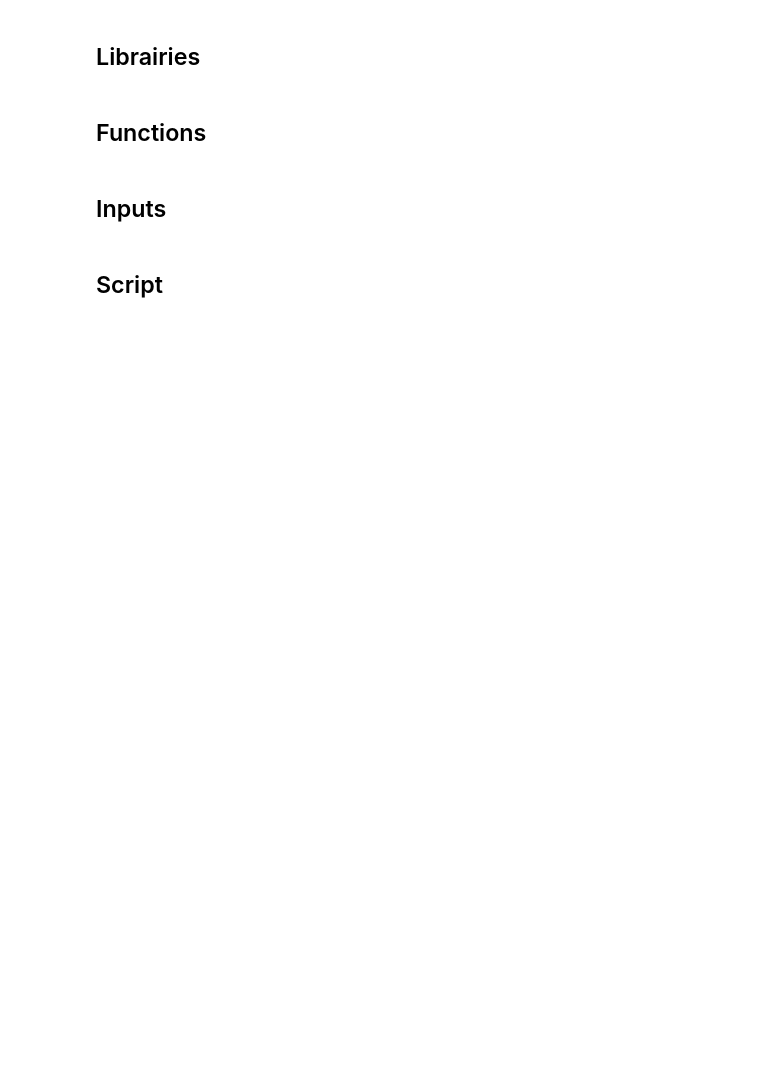
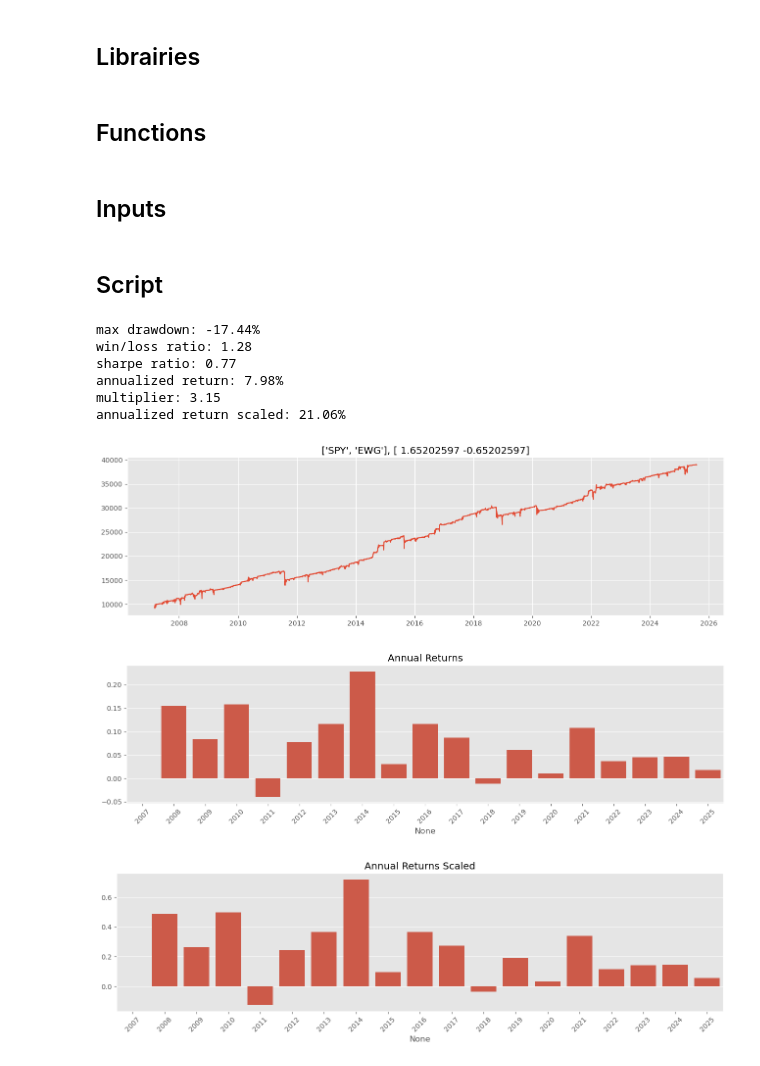
Before and after one commit to kevinlaventure/python_code, a Jupyter notebook: strategy_complex.ipynb, the cells around one changed output. Drawn from its saved outputs; the diff is of its cells as text; code cells hidden in the pictures; blank space fills up the shorter version.

```diff
--- a/strategy_complex.ipynb
+++ b/strategy_complex.ipynb
@@ -78,28 +329,49 @@ def compute_scaling(trading_units, trading_scale, results_df, slide_scenario, da
 # %% [markdown]
 ## Inputs
 # %%
-pairs = [['SPY', 'QQQ'], ['EWQ', 'EWG']]
+# Components parameters
+symbols = ['SPY', 'EWG']
 
+# VT parameters
 exp_window = 20
 target_vol = 0.10
+
+# Option parameters
 strike_delta = -0.1
-day_to_maturity = 250
+day_to_maturity = 20
+
+# Risk & normalisation parameters
 slide_scenario = -0.3
-
-# scaling
-trading_units = 20 * (10 / day_to_maturity)
-trading_scale = 'theta' # 'F', 'price', 'delta', 'gamma', 'vega', 'theta', 'vanna', 'volga', slide_scenario
+trading_scale = 'price'
+trading_units = -100 / day_to_maturity
 # %% [markdown]
 ## Script
 # %%
-# load daily returns
+# Long symbol
 gross_daily_pnl = dict()
-for pair in pairs:
-    for symbol in pair:
-        print(f'loading symbol {symbol}')
-        price_ts = pd.read_csv(f'data/{symbol}.csv', index_col=0, parse_dates=True)['price']
-        agg_df = compute_vt_price(price_ts, exp_window, target_vol)
-        results_df = compute_vt_option_bt(agg_df, day_to_maturity, strike_delta, target_vol, slide_scenario)
-        scaled_res_df = compute_scaling(trading_units, trading_scale, results_df, slide_scenario, day_to_maturity)
-        gross_daily_pnl[symbol] = scaled_res_df.groupby(scaled_res_df.index)['scaled_dH'].sum()
-gross_daily_pnl_df = pd.DataFrame(gross_daily_pnl)
+for symbol in symbols:
+    price_ts = pd.read_csv(f'data/{symbol}.csv', index_col=0, parse_dates=True)['price']
+    agg_df = compute_vt_price(price_ts, exp_window, target_vol)
+    results_df = compute_vt_option_bt_fast(agg_df, day_to_maturity, strike_delta, target_vol, slide_scenario)
+    scaled_res_df = compute_scaling(trading_units, trading_scale, results_df, slide_scenario, day_to_maturity)
+    gross_daily_pnl[symbol] = scaled_res_df.groupby(scaled_res_df.index)['scaled_dH'].sum()
+gross_daily_pnl_df = pd.DataFrame(gross_daily_pnl).dropna()
+
+mu = gross_daily_pnl_df.mean()
+sigma = gross_daily_pnl_df.cov()
+inv_sigma = np.linalg.inv(sigma)
+z = np.dot(inv_sigma, mu)
+w_opt = z / np.sum(z)
+gross_level = gross_daily_pnl_df.dot(w_opt).cumsum()
+gross_level = gross_level + 10_000
+compute_metrics(gross_level, f'{list(gross_daily_pnl_df.columns)}, {w_opt}')
+# %% [output]
+max drawdown: -17.44%
+win/loss ratio: 1.28
+sharpe ratio: 0.77
+annualized return: 7.98%
+multiplier: 3.15
+annualized return scaled: 21.06%
+[figure, added]
+[figure, added]
+[figure, added]
```
Also changed, not shown: parts of 5 cells of this notebook.
